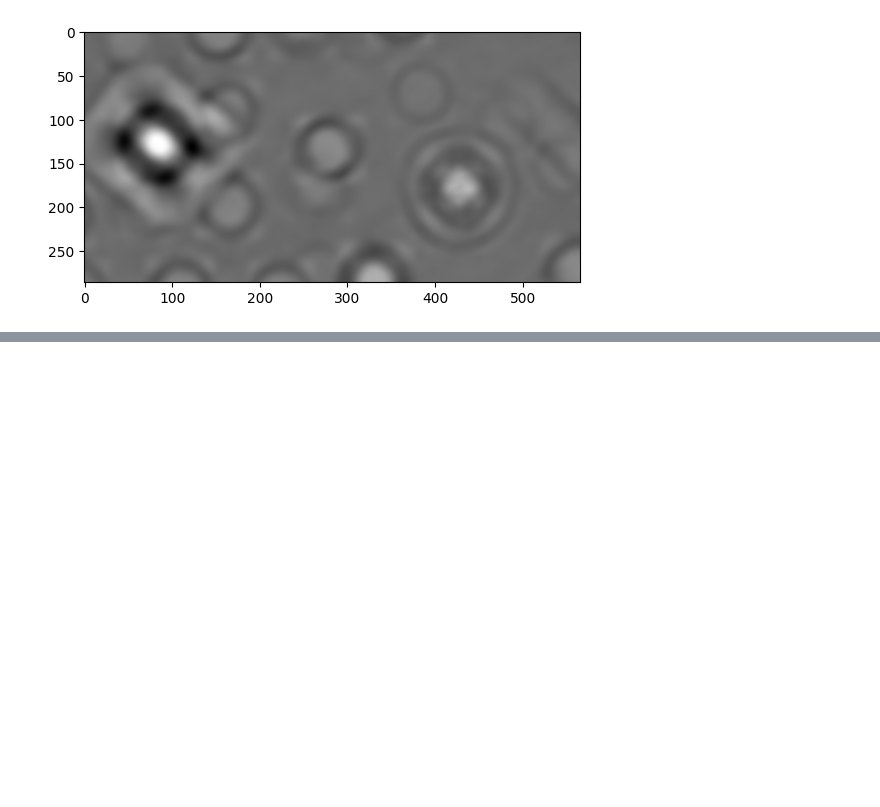
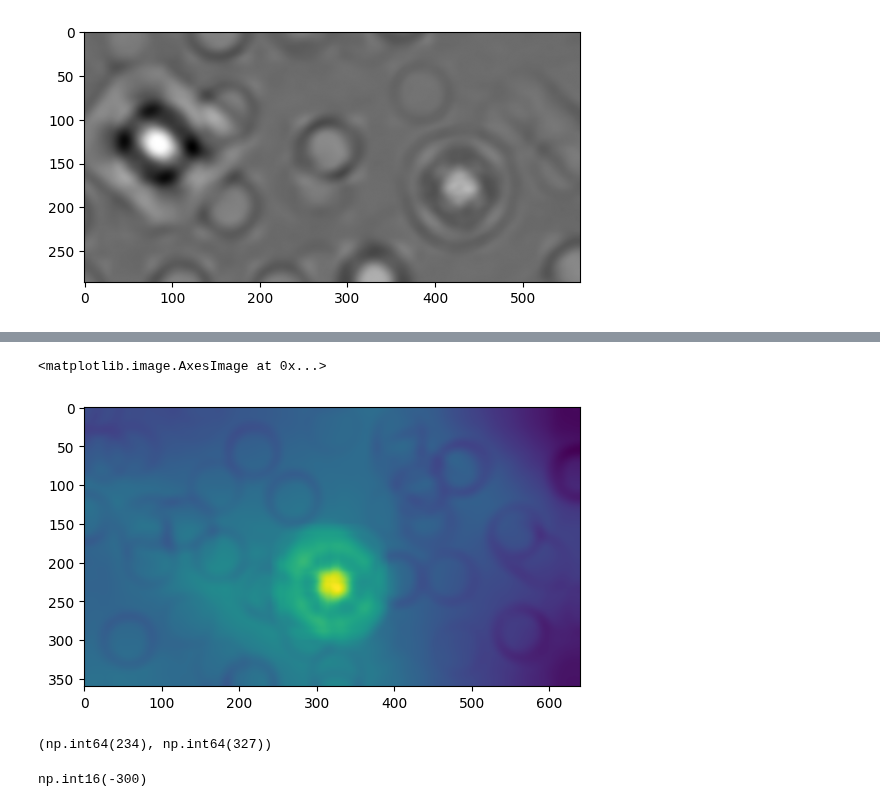
Before and after one commit to jclundy/aer1217_labs, a Jupyter notebook: lab3/lab3-notebook.ipynb, the cells around one changed output, grey strips where cells are left out. Drawn from its saved outputs; the diff is of its cells as text; code cells hidden in the pictures; blank space fills up the shorter version.

```diff
--- a/lab3/lab3-notebook.ipynb
+++ b/lab3/lab3-notebook.ipynb
@@ -156,0 +160,15 @@ plt.imshow(res, cmap='gray')
+# %%
+img2696_convolved = cv.filter2D(img_2696/255.0, -1, circle_template, borderType=cv.BORDER_DEFAULT)
+plt.imshow(img2696_convolved)
+# %% [output]
+<matplotlib.image.AxesImage at 0x...>
+[figure, added]
+# %%
+max_pixel_idx = np.unravel_index(img2696_convolved.argmax(), img2696_convolved.shape)
+max_pixel_idx
+# %% [output]
+(np.int64(234), np.int64(327))
+# %%
+np.min(filtered_LoG)
+# %% [output]
+np.int16(-300)
```
Also changed, not shown: parts of 14 cells of this notebook.
